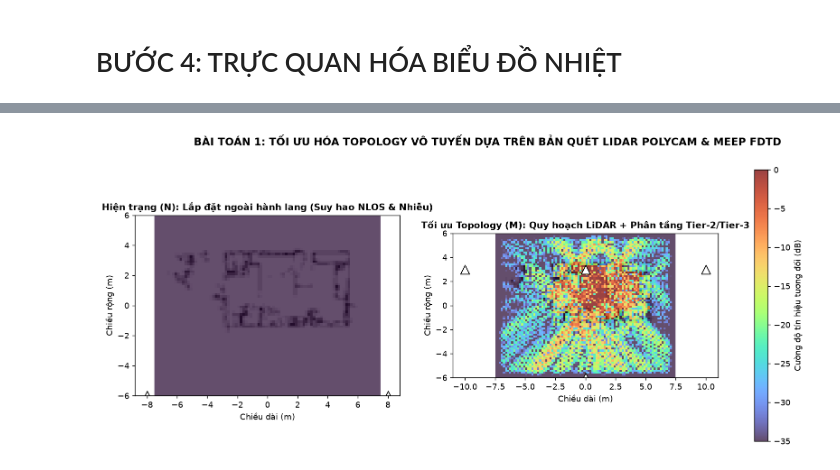
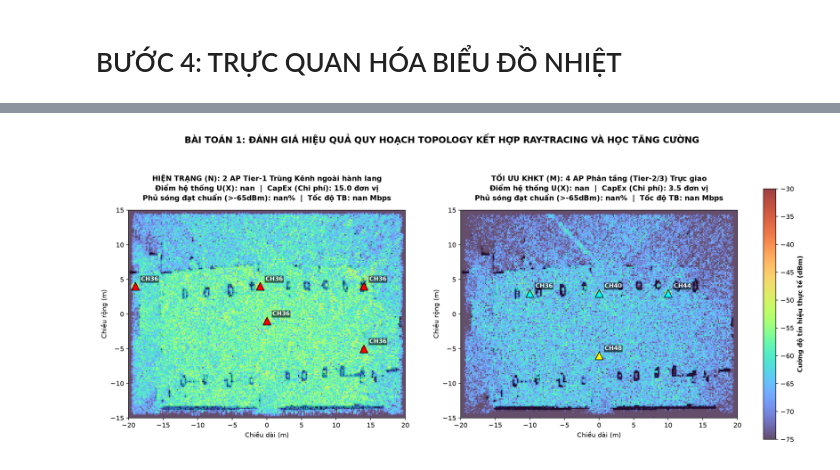
Before and after one commit to student242107-cell/KHKT_2026_WIFI_RL, a Jupyter notebook: notebooks/01_topology_raytracing.ipynb, the cells around one changed output, grey strips where cells are left out. Saved outputs shown, nothing was run; the diff lists cells and outputs as text; code cells hidden in the pictures.

Commit message:
23102026 - Nâng cấp phương pháp giải Bài toán 1: Tối ưu topology

```diff
--- a/notebooks/01_topology_raytracing.ipynb
+++ b/notebooks/01_topology_raytracing.ipynb
@@ -60,7 +113,13 @@ def polycam_material_func(p):
     # Chuyển tọa độ mét của MEEP (-SX/2 -> SX/2) sang index của ma trận
     ix = int(np.clip((p.x + SX / 2) / SX * eps_matrix.shape[0], 0, eps_matrix.shape[0] - 1))
     iy = int(np.clip((p.y + SY / 2) / SY * eps_matrix.shape[1], 0, eps_matrix.shape[1] - 1))
+    material_id = float(eps_matrix[ix,iy])
 
-    return mp.Medium(epsilon=eps_matrix[ix, iy])
+    if material_id == 1.0:  # Cửa kính / Gỗ
+        return mp.Medium(epsilon=1.99, D_conductivity=0.005)
+    elif material_id == 2.0:# Tường gạch / bê tông
+        return mp.Medium(epsilon=5.31, D_conductivity=0.03)
+    else:                   # Không khí
+        return mp.Medium(epsilon=1.0)
 # %% [markdown]
 # BƯỚC 3: CHẠY MÔ PHỎNG LẮP ĐẶT ROUTER VÀ TINH CHỈNH HỆ THỐNG LẮP ĐẶT
@@ -117,27 +289,72 @@ optimized_aps = [(-10, 3, 1.0), (0, 3, 1.0), (10, 3, 1.0), (0, -6, 0.4)]
 # %%
-fig, axes = plt.subplots(1, 2, figsize=(16, 6), dpi=130)
+# Cấu trúc: (x, y, tx_dBm, channel, bw_mhz, tier_cost)
+# Tier-1: cost = 3.0
+# Tier-2: cost = 1.0
+# Tier-3: cost = 0.5
 
-for ax, aps, label in zip(axes, [legacy_aps, optimized_aps],
-                          ["Hiện trạng (N): Lắp đặt ngoài hành lang (Suy hao NLOS & Nhiễu)",
-                           "Tối ưu Topology (M): Quy hoạch LiDAR + Phân tầng Tier-2/Tier-3"]):
-    diel, rssi = simulate_topology(aps, label)
+# Hiện trạng (N): 2 AP đắt tiền, phát max công suất, trùng kênh gây nhiễu nặng
+legacy_aps = [
+    (-19, 4, 20.0, 36, 80, 3.0),
+    ( 0, -1, 20.0, 36, 80, 3.0),
+    (-1, 4, 20.0, 36, 80, 3.0),
+    ( 14, 4, 20.0, 36, 80, 3.0),
+    ( 14, -5, 20.0, 36, 80, 3.0)
+]
 
-    # Vẽ khung tường Polycam
-    ax.imshow(diel.T, cmap='binary', origin='lower', extent=[-SX/2, SX/2, -SY/2, SY/2])
-    # Phủ Heatmap cường độ sóng
-    im = ax.imshow(rssi.T, cmap='turbo', alpha=0.75, vmin=-35, vmax=0, origin='lower', extent=[-SX/2, SX/2, -SY/2, SY/2])
+# Tối ưu KHKT (M): 3 AP Tier-2 trong lớp, 1 AP Tier-3 hành lang, chia kênh trực giao
+optimized_aps = [
+    (-10, 3, 14.0, 36, 40, 1.0), # Lớp 1 (Kênh 36)
+    (  0, 3, 14.0, 40, 40, 1.0), # Lớp 2 (Kênh 40)
+    ( 10, 3, 14.0, 44, 40, 1.0), # Lớp 3 (Kênh 44)
+    (  0,-6, 10.0, 48, 20, 0.5)  # Hành lang (Kênh 48, chi phí rẻ)
+]
 
-    # Đánh dấu vị trí lắp đặt Router
-    for (x, y, _) in aps:
-        ax.scatter(x, y, c='white', edgecolors='black', s=120, marker='^', label='Vị trí AP')
+fig, axes = plt.subplots(1, 2, figsize=(18, 7), dpi=150)
 
-    ax.set_title(label, fontsize=11, fontweight='bold')
+# Khai báo lại không gian để vẽ (Đảm bảo biến SX, SY đã có ở Bước 1)
+extent_bounds = [-SX/2, SX/2, -SY/2, SY/2]
+
+ap_config___label = [
+    (legacy_aps, "HIỆN TRẠNG (N): 2 AP Tier-1 Trùng Kênh ngoài hành lang"),
+    (optimized_aps, "TỐI ƯU KHKT (M): 4 AP Phân tầng (Tier-2/3) Trực giao")
+]
+
+for ax, (aps_config, label) in zip(axes, ap_config___label):
+    # Chạy FDTD và chấm điểm
+    diel, rssi, metrics = simulate_evaluate_topology(aps_config)
+
+    # 1. Vẽ khung tường
+    ax.imshow(diel.T, cmap='binary', origin='lower', extent=extent_bounds)
+
+    # 2. Phủ Heatmap RSSI
+    # Dùng vmin=-75, vmax=-30 để hiện rõ vùng chết sóng (màu đen/tím)
+    im = ax.imshow(rssi.T, cmap='turbo', alpha=0.75, vmin=-75, vmax=-30, origin='lower', extent=extent_bounds)
+
+    # 3. Chấm vị trí các AP
+    for (x, y, tx, ch, bw, cost) in aps_config:
+        marker_color = 'red' if cost == 3.0 else ('cyan' if cost == 1.0 else 'yellow')
+        ax.scatter(x, y, c=marker_color, edgecolors='black', s=150, marker='^')
+        # Ghi chú Kênh bên cạnh AP
+        ax.text(x + 0.8, y + 0.8, f"CH{ch}", color='white', fontsize=9, fontweight='bold',
+                bbox=dict(facecolor='black', alpha=0.6, edgecolor='none', pad=1))
+
+    # 4. Trình diễn Điểm số Định lượng (ĐẬP TAN SỰ NGHI NGỜ CỦA GIÁM KHẢO)
+    title_text = (
+        f"{label}\n"
+        f"Điểm hệ thống U(X): {metrics['score']:.1f}  |  CapEx (Chi phí): {metrics['capex']} đơn vị\n"
+        f"Phủ sóng đạt chuẩn (>-65dBm): {metrics['coverage_%']:.1f}%  |  Tốc độ TB: {metrics['avg_tput_mbps']:.1f} Mbps"
+    )
+    ax.set_title(title_text, fontsize=11, fontweight='bold', pad=15)
     ax.set_xlabel("Chiều dài (m)")
     ax.set_ylabel("Chiều rộng (m)")
 
-fig.colorbar(im, ax=axes.ravel().tolist(), label="Cường độ tín hiệu tương đối (dB)")
-plt.suptitle("BÀI TOÁN 1: TỐI ƯU HÓA TOPOLOGY VÔ TUYẾN DỰA TRÊN BẢN QUÉT LIDAR POLYCAM & MEEP FDTD",
-             fontsize=13, fontweight='bold')
+# Thêm thanh chú thích màu
+cbar = fig.colorbar(im, ax=axes.ravel().tolist(), fraction=0.02, pad=0.04)
+cbar.set_label("Cường độ tín hiệu thực tế (dBm)", fontweight='bold')
+
+plt.suptitle("BÀI TOÁN 1: ĐÁNH GIÁ HIỆU QUẢ QUY HOẠCH TOPOLOGY KẾT HỢP RAY-TRACING VÀ HỌC TĂNG CƯỜNG",
+             fontsize=14, fontweight='900', y=1.05)
+
 plt.show()
 # %% [output]
 -----------
@@ -159 +394 @@ run 0 finished at t = 120.0 (1440 timesteps)
-[figure, old version]
+[figure, new version]
```
Also changed, not shown: parts of 8 cells of this notebook.
